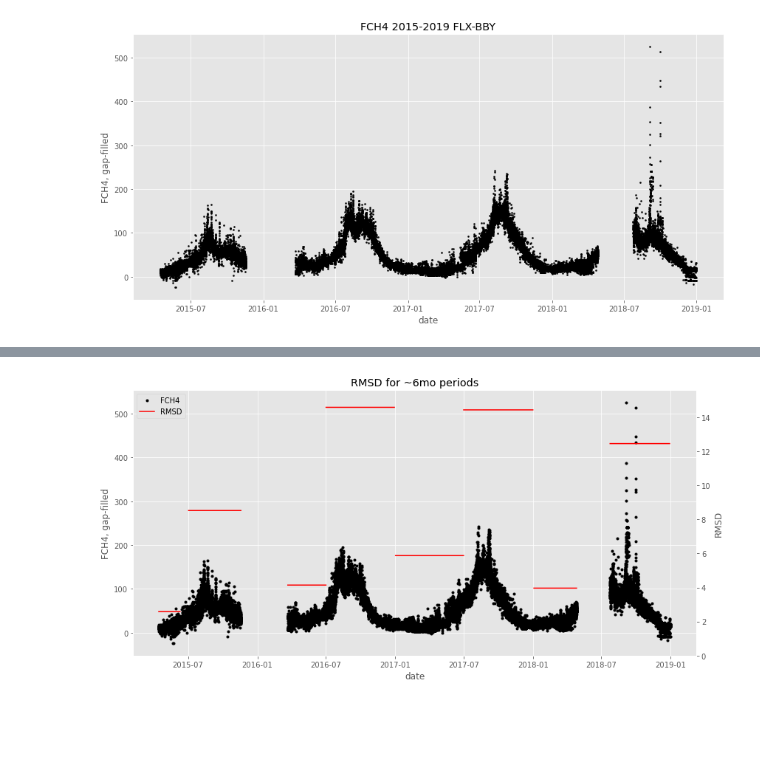
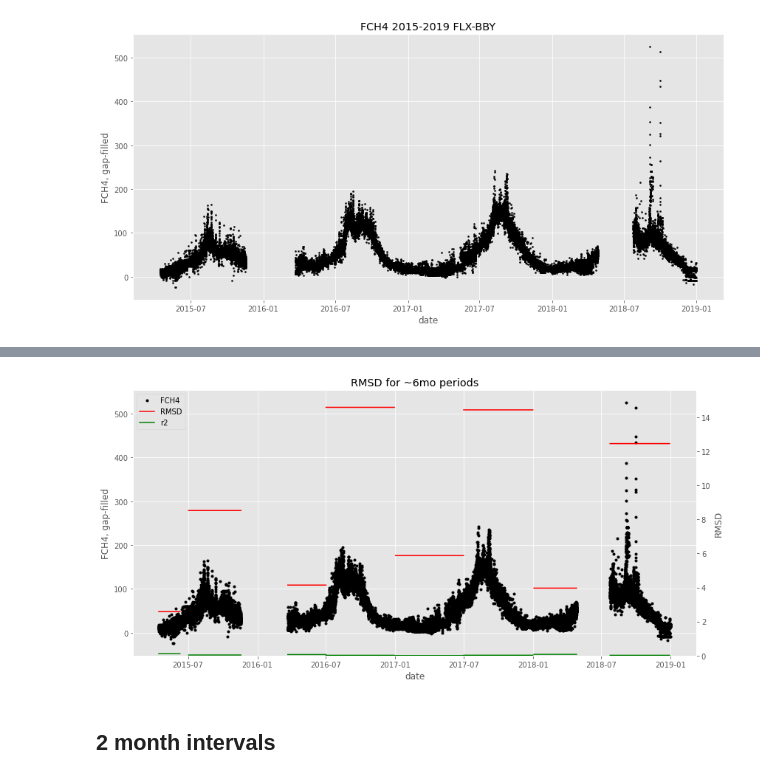
Before and after one commit to ottobriner/wavelet-partition, a Jupyter notebook: rmsd.ipynb, the cells around one changed output, grey strips where cells are left out. Cells and saved outputs as stored; diff of their text form; code cells hidden in the pictures; blank space fills up the shorter version.

Commit message:
plots, made a mess

```diff
--- a/rmsd.ipynb
+++ b/rmsd.ipynb
@@ -22,5 +22,7 @@ plt.style.use('ggplot')
 # %%
-df = wave.pd_read_from_drive('FLX_JP-BBY') # read from google drive into pd.DataFrame
+# df = wave.pd_read_from_drive('FLX_JP-BBY') # read from google drive into pd.DataFrame
+# df = wave.read('FLX_JP-BBY', method='url')
+df = wave.read('FLX_JP-BBY', method='file')
 # %%
 df = df.replace(-9999, np.nan) # replace missing with nan
 df['date'] = pd.to_datetime(df['TIMESTAMP_START'], format='%Y%m%d%H%M') # parse timestamp to new column 'date'
@@ -45,5 +51,22 @@ for idate in idates:
     dfw = df.loc[idate, :]
     dfw = dfw.loc[dfw['FCH4'].first_valid_index():dfw['FCH4'].last_valid_index()]
 
-    dfp = wave.wave(dfw) # process to new df
+#     dfp = wave.wave(dfw) # process to new df
+    dfp = wave.proc(dfw)
+
+    # choose columns for partitioning
+    Xcols = dfp.columns[dfp.columns.str.startswith('LE_w')]
+    Ycols = dfp.columns[dfp.columns.str.startswith('FCH4_w')]
+
+    # calc regression
+    pred, [Xflat, Yflat], rmsd, r2 = wave.get_regr(dfp, Xcols, Ycols)
+
+    # partition
+    dfp = wave.part(dfp, pred, rmsd, r2)
+
+    p.iwata7(Xflat, Yflat, pred, rmsd, xlabel='LE wavelet coeff', ylabel='FCH4 wavelet coeff',
+           title='{} - {}'.format(idate[0], idate[-1]),
+             filename = 'plot/20210713_iwata7_{}_{}.jpeg'.format(idate[0].year, idate[0].month))
+
     df.loc[dfw.index, 'rmsd'] = dfp.loc[:, 'rmsd'] # write back to df
+    df.loc[dfw.index, 'r2'] = dfp.loc[:, 'r2'] # write back to df
@@ -50,23 +82,26 @@ for idate in idates:
 # %%
 fig, ax = plt.subplots(figsize = (12,6))
 
 ax.plot(df.index, df.loc[:, 'FCH4_F'], 'k.', label='FCH4')
 ax.set(xlabel = 'date', ylabel = 'FCH4, gap-filled', title = 'RMSD for ~6mo periods')
 
 axr = ax.twinx()
 axr.grid(False)
 axr.yaxis.set_label_position('right')
 axr.yaxis.tick_right()
 axr.plot(df.index, df.loc[:, 'rmsd'], 'r-', label='RMSD')
+axr.plot(df.index, df.loc[:, 'r2'], 'g-', label='r2')
 axr.set_ylim([0, df.loc[:, 'rmsd'].max() + 1])
 axr.set_ylabel('RMSD')
 
 # ask matplotlib for the plotted objects and their labels
 lines, labels = ax.get_legend_handles_labels()
 linesr, labelsr = axr.get_legend_handles_labels()
 ax.legend(lines + linesr, labels + labelsr, loc=2)
 
 plt.tight_layout()
 # plt.savefig('plot/20210709_rmsd_vs_date.jpeg')
 # %% [output]
-[figure, old version]
+[figure, new version]
+# %% [markdown]
+## 2 month intervals
```
Also changed, not shown: parts of 16 cells of this notebook, 2 other files.
